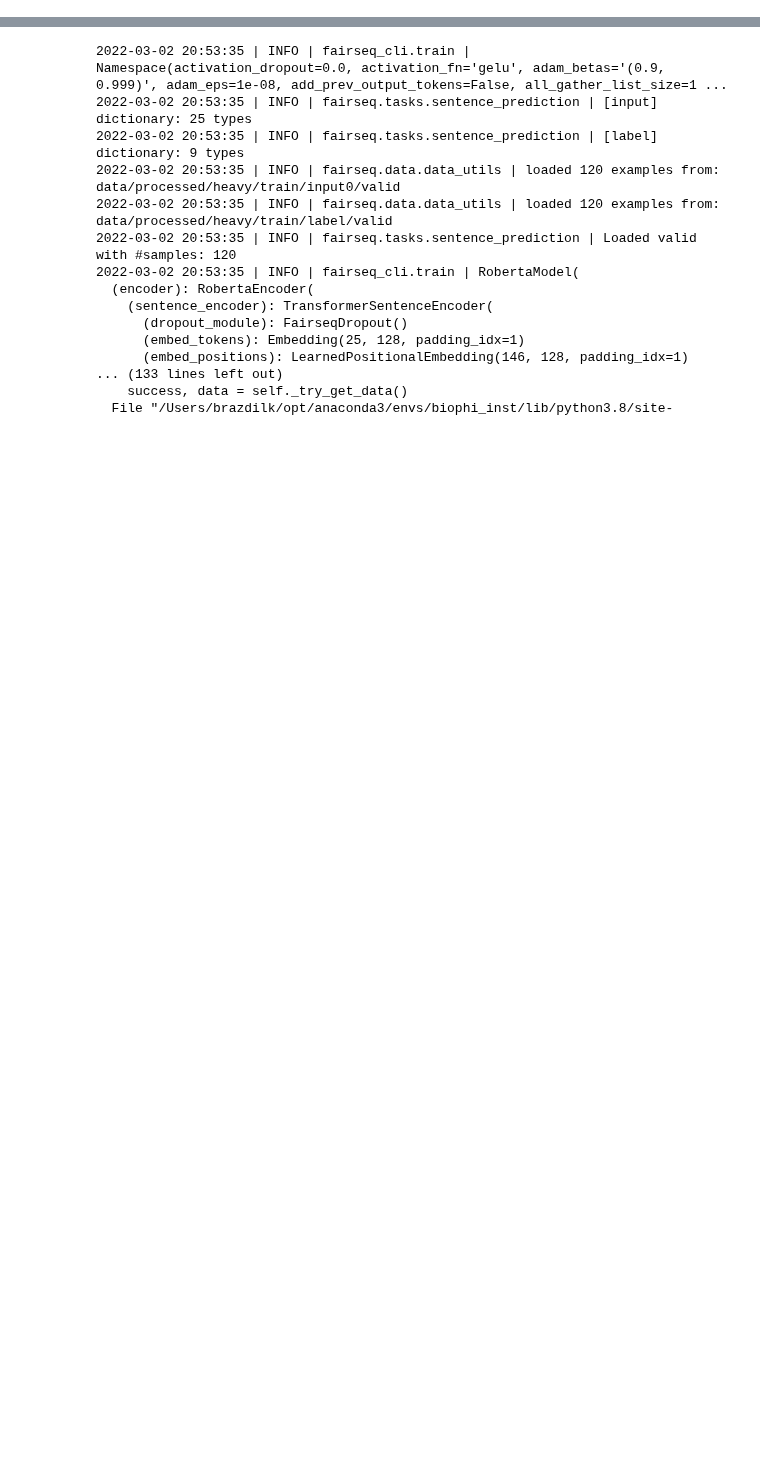
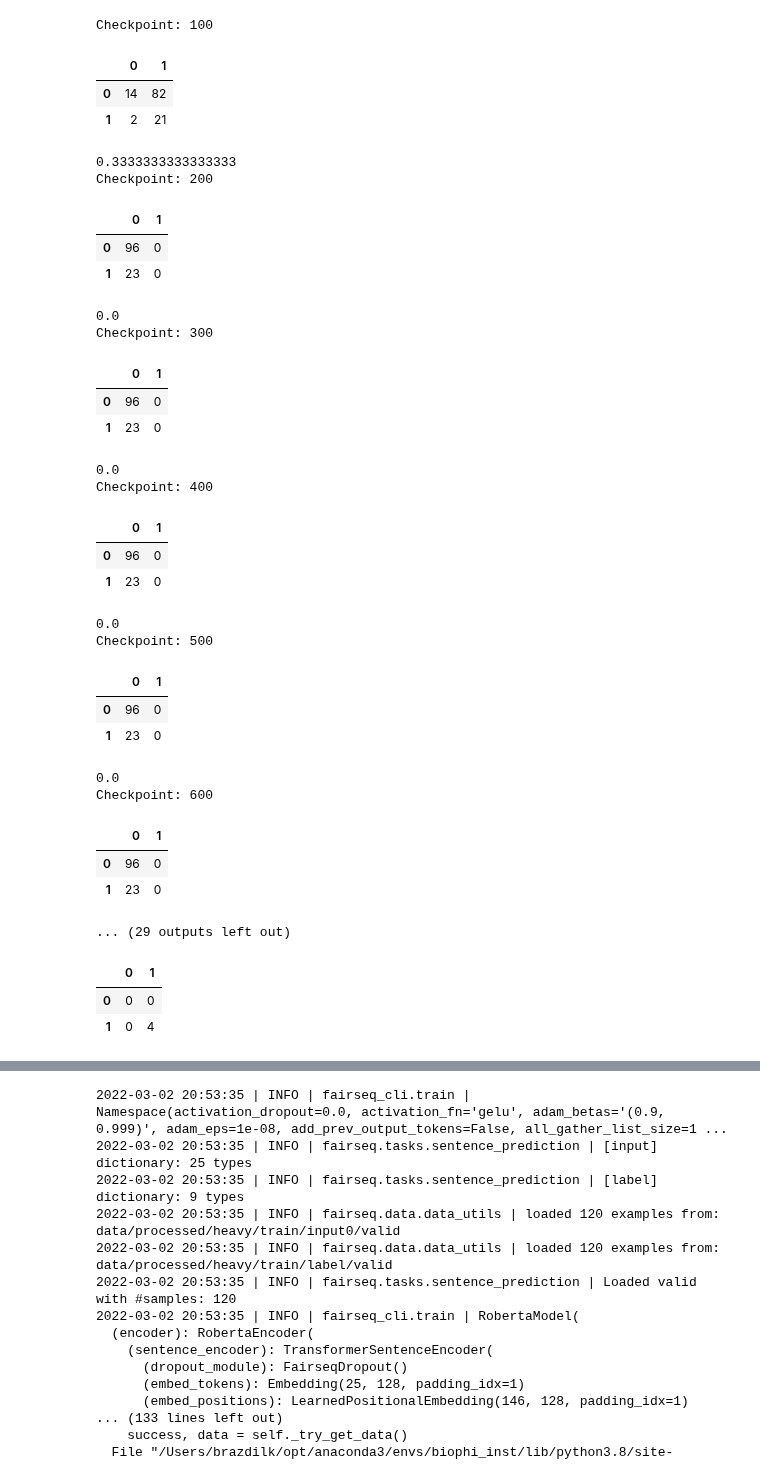
Before and after one commit to kvetab/di-pred, a Jupyter notebook: fairseq/sapiens_fine_tune_new.ipynb, the cells around one changed output, grey strips where cells are left out. Cells and saved outputs as stored; diff of their text form; code cells hidden in the pictures; blank space fills up the shorter version.

```diff
--- a/fairseq/sapiens_fine_tune_new.ipynb
+++ b/fairseq/sapiens_fine_tune_new.ipynb
@@ -39,0 +92,45 @@ chen_test["predictions"].value_counts()
+# %%
+for chkpt in range(100, 2005, 100):
+    roberta = RoBERTa.load(
+        "data/models/heavy/02_pretrained_2000epochs/checkpoints",
+        f'checkpoint{chkpt}.pt'
+    )
+    def get_pred(seq):
+        tokens = seq2tokens(seq, roberta.interface.task.target_dictionary, True)
+        return roberta.interface.predict('sentence_classification_head', tokens).argmax().item()
+    chen_test["predictions"] = chen_test["heavy"].apply(get_pred)
+    print(f"Checkpoint: {chkpt}")
+    conf_mat = evaluation(chen_test)
+    display(conf_mat)
+    print(conf_mat.loc[1][1] / (conf_mat.loc[1][1] + 0.5 * (conf_mat.loc[0][1] + conf_mat.loc[1][0])))
+# %% [output]
+Checkpoint: 100
+|  | 0 | 1 |
+| 0 | 14 | 82 |
+| 1 | 2 | 21 |
+0.3333333333333333
+Checkpoint: 200
+|  | 0 | 1 |
+| 0 | 96 | 0 |
+| 1 | 23 | 0 |
+0.0
+Checkpoint: 300
+|  | 0 | 1 |
+| 0 | 96 | 0 |
+| 1 | 23 | 0 |
+0.0
+Checkpoint: 400
+|  | 0 | 1 |
+| 0 | 96 | 0 |
+| 1 | 23 | 0 |
+0.0
+Checkpoint: 500
+|  | 0 | 1 |
+| 0 | 96 | 0 |
+| 1 | 23 | 0 |
+0.0
+Checkpoint: 600
+|  | 0 | 1 |
+| 0 | 96 | 0 |
+| 1 | 23 | 0 |
+... (29 outputs left out)
@@ -39,0 +139,7 @@ chen_test["predictions"].value_counts()
+# %%
+conf_mat = evaluation(chen_test)
+display(conf_mat)
+# %% [output]
+|  | 0 | 1 |
+| 0 | 0 | 0 |
+| 1 | 0 | 4 |
```
Also changed, not shown: parts of 17 cells of this notebook, 1 other file.
